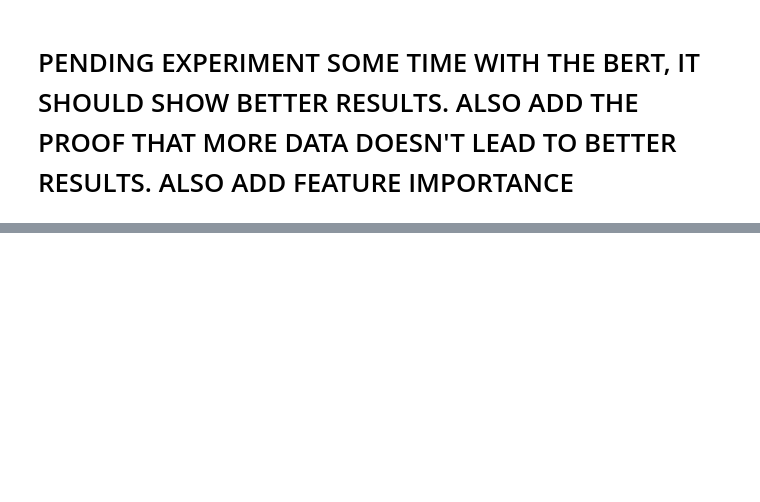
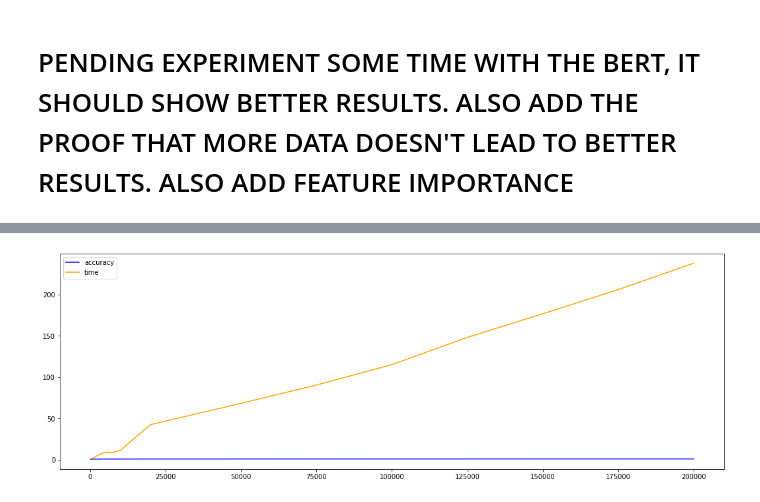
Before and after one commit to aferrero23/twitter-category-nlp, a Jupyter notebook: src/model.ipynb, the cells around one changed output, grey strips where cells are left out. Cells and saved outputs as stored; diff of their text form; code cells hidden in the pictures; blank space fills up the shorter version.

Commit message:
working on accuracy and time

```diff
--- a/src/model.ipynb
+++ b/src/model.ipynb
@@ -530,0 +612,18 @@ Epoch 1/3
+# %%
+import time
+start_time = time.time()
+main()
+print("--- %s seconds ---" % (time.time() - start_time))
+# %%
+sample_size_list = [10, 100, 1000, 2500, 5000, 7500, 10000, 20000, 50000, 75000, 100000, 125000, 150000, 175000, 200000]
+# %%
+df_compute_results = pd.DataFrame(columns=['sample_size', 'accuracy', 'time'])
+# %%
+import time
+
+for sample_size in sample_size_list:
+  start_time = time.time()
+  accuracy = steps_for_lg(df_original, vectorizer, sample_size)
+  finish_time = time.time() - start_time
+
+  df_compute_results = df_compute_results.append({'sample_size': sample_size, 'accuracy': accuracy, 'time': finish_time}, ignore_index = True)
@@ -530,0 +663,8 @@ Epoch 1/3
+# %%
+fig, ax = plt.subplots(figsize=(18, 6))
+plt.plot(df_compute_results['sample_size'], df_compute_results['accuracy'], color='blue', label='accuracy')
+plt.plot(df_compute_results['sample_size'], df_compute_results['time'], color='orange', label='time')
+plt.legend()
+plt.show()
+# %% [output]
+[figure, added]
```
Also changed, not shown: parts of 44 cells of this notebook.
